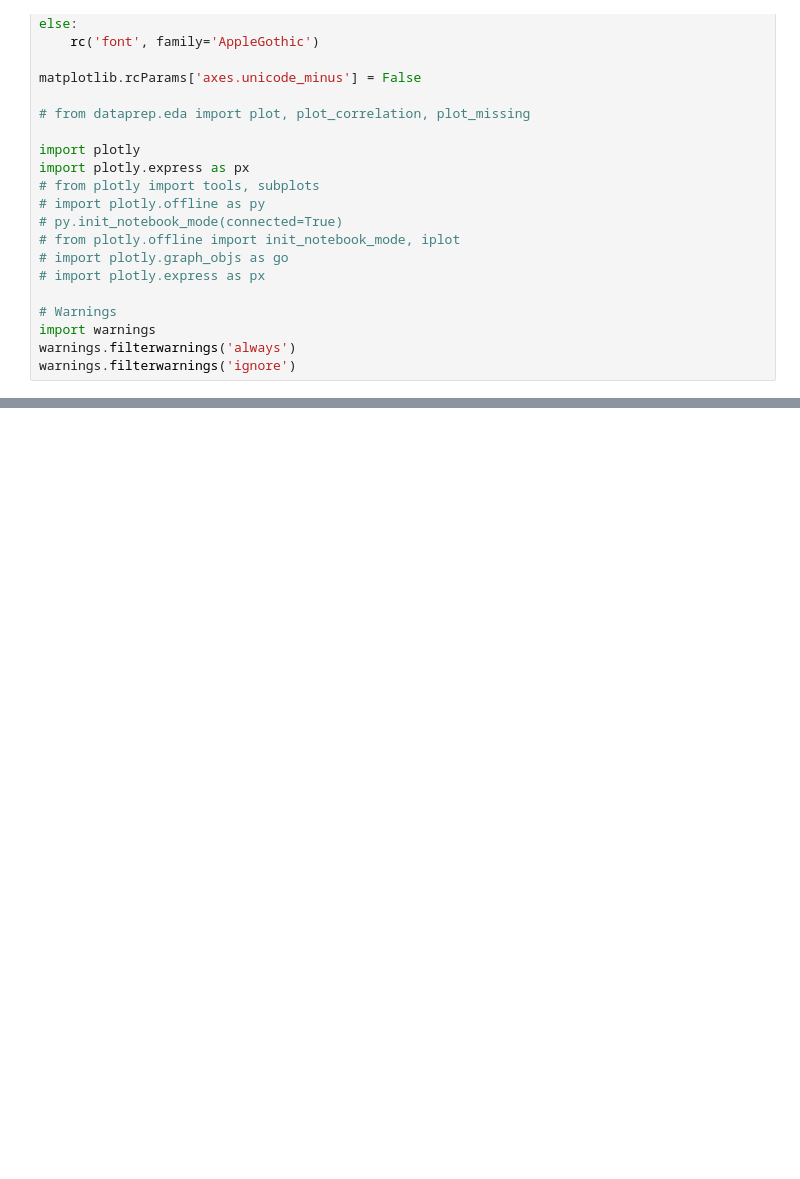
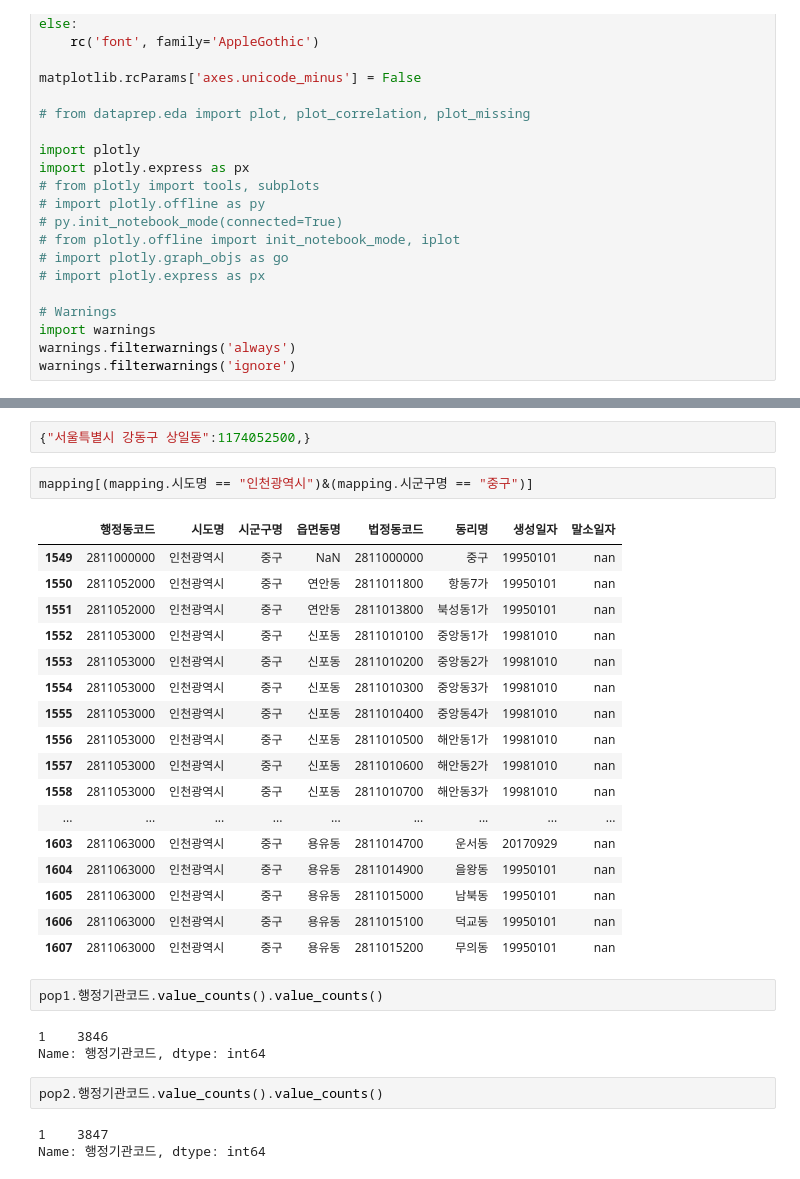
Before and after one commit to whdbfla6/Daesamanlap, a Jupyter notebook: External2/인구수_연면적_merge.ipynb, the cells around one changed output, grey strips where cells are left out. Drawn from its saved outputs; the diff is of its cells as text; blank space fills up the shorter version.

```diff
--- a/External2/인구수_연면적_merge.ipynb
+++ b/External2/인구수_연면적_merge.ipynb
@@ -42,0 +114,32 @@ warnings.filterwarnings('ignore')
+# %%
+{"서울특별시 강동구 상일동":1174052500,}
+# %%
+mapping[(mapping.시도명 == "인천광역시")&(mapping.시군구명 == "중구")]
+# %% [output]
+|  | 행정동코드 | 시도명 | 시군구명 | 읍면동명 | 법정동코드 | 동리명 | 생성일자 | 말소일자 |
+| 1549 | 2811000000 | 인천광역시 | 중구 | NaN | 2811000000 | 중구 | 19950101 | nan |
+| 1550 | 2811052000 | 인천광역시 | 중구 | 연안동 | 2811011800 | 항동7가 | 19950101 | nan |
+| 1551 | 2811052000 | 인천광역시 | 중구 | 연안동 | 2811013800 | 북성동1가 | 19950101 | nan |
+| 1552 | 2811053000 | 인천광역시 | 중구 | 신포동 | 2811010100 | 중앙동1가 | 19981010 | nan |
+| 1553 | 2811053000 | 인천광역시 | 중구 | 신포동 | 2811010200 | 중앙동2가 | 19981010 | nan |
+| 1554 | 2811053000 | 인천광역시 | 중구 | 신포동 | 2811010300 | 중앙동3가 | 19981010 | nan |
+| 1555 | 2811053000 | 인천광역시 | 중구 | 신포동 | 2811010400 | 중앙동4가 | 19981010 | nan |
+| 1556 | 2811053000 | 인천광역시 | 중구 | 신포동 | 2811010500 | 해안동1가 | 19981010 | nan |
+| 1557 | 2811053000 | 인천광역시 | 중구 | 신포동 | 2811010600 | 해안동2가 | 19981010 | nan |
+| 1558 | 2811053000 | 인천광역시 | 중구 | 신포동 | 2811010700 | 해안동3가 | 19981010 | nan |
+| ... | ... | ... | ... | ... | ... | ... | ... | ... |
+| 1603 | 2811063000 | 인천광역시 | 중구 | 용유동 | 2811014700 | 운서동 | 20170929 | nan |
+| 1604 | 2811063000 | 인천광역시 | 중구 | 용유동 | 2811014900 | 을왕동 | 19950101 | nan |
+| 1605 | 2811063000 | 인천광역시 | 중구 | 용유동 | 2811015000 | 남북동 | 19950101 | nan |
+| 1606 | 2811063000 | 인천광역시 | 중구 | 용유동 | 2811015100 | 덕교동 | 19950101 | nan |
+| 1607 | 2811063000 | 인천광역시 | 중구 | 용유동 | 2811015200 | 무의동 | 19950101 | nan |
+# %%
+pop1.행정기관코드.value_counts().value_counts()
+# %% [output]
+1    3846
+Name: 행정기관코드, dtype: int64
+# %%
+pop2.행정기관코드.value_counts().value_counts()
+# %% [output]
+1    3847
+Name: 행정기관코드, dtype: int64
```
Also changed, not shown: parts of 39 cells of this notebook.
